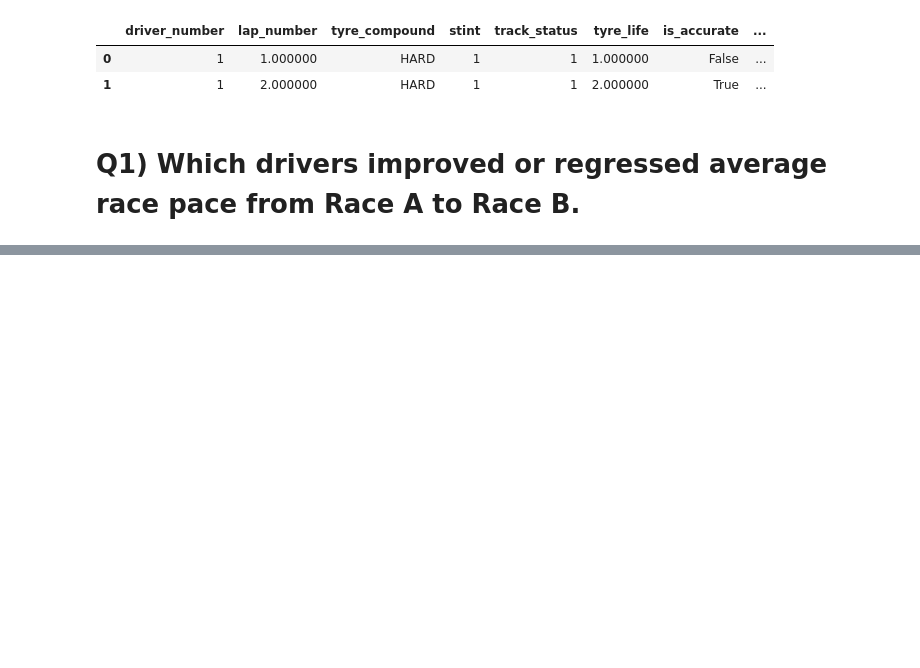
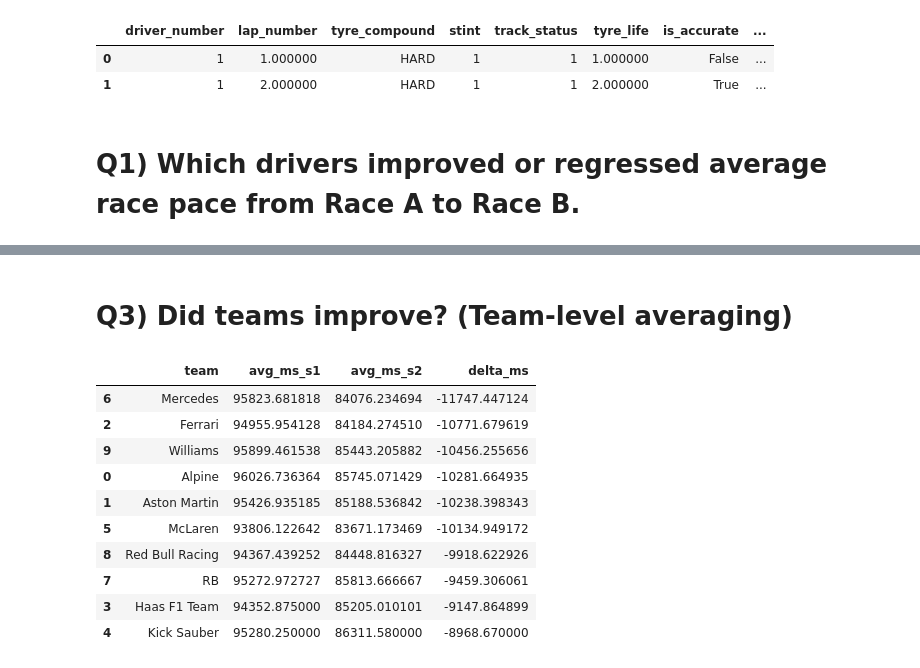
Before and after one commit to pratyushagarwal22/F1_Projects, a Jupyter notebook: race_weekend_data_pipeline/notebooks/03_two_race_QA.ipynb, the cells around one changed output, grey strips where cells are left out. Cells and saved outputs as stored; diff of their text form; code cells hidden in the pictures; blank space fills up the shorter version.

```diff
--- a/race_weekend_data_pipeline/notebooks/03_two_race_QA.ipynb
+++ b/race_weekend_data_pipeline/notebooks/03_two_race_QA.ipynb
@@ -113,0 +231,49 @@ def pace_summary(fl: pd.DataFrame) -> pd.DataFrame:
+# %% [markdown]
+# Q3) Did teams improve? (Team-level averaging)
+# %%
+def team_pace(fl):
+    if fl.empty:
+        return pd.DataFrame()
+
+    d = (
+        fl.loc[~fl['is_pit'].fillna(False)]
+        .groupby('team', dropna=False)['lap_time_ms']
+        .mean()
+        .rename('avg_ms')
+        .reset_index()
+    )
+    return d
+
+t1 = team_pace(fl1e).rename(columns={
+    'avg_ms' : 'avg_ms_s1'
+})
+
+t2 = team_pace(fl2e).rename(columns={
+    'avg_ms' : 'avg_ms_s2'
+})
+
+team_pace_delta = (
+    t1.merge(
+        t2,
+        on='team',
+        how='inner'
+    )
+    .assign(
+        delta_ms = lambda x: x['avg_ms_s2'] - x['avg_ms_s1']
+    )
+    .sort_values('delta_ms')
+)
+
+display(team_pace_delta.head(20))
+# %% [output]
+|  | team | avg_ms_s1 | avg_ms_s2 | delta_ms |
+| 6 | Mercedes | 95823.681818 | 84076.234694 | -11747.447124 |
+| 2 | Ferrari | 94955.954128 | 84184.274510 | -10771.679619 |
+| 9 | Williams | 95899.461538 | 85443.205882 | -10456.255656 |
+| 0 | Alpine | 96026.736364 | 85745.071429 | -10281.664935 |
+| 1 | Aston Martin | 95426.935185 | 85188.536842 | -10238.398343 |
+| 5 | McLaren | 93806.122642 | 83671.173469 | -10134.949172 |
+| 8 | Red Bull Racing | 94367.439252 | 84448.816327 | -9918.622926 |
+| 7 | RB | 95272.972727 | 85813.666667 | -9459.306061 |
+| 3 | Haas F1 Team | 94352.875000 | 85205.010101 | -9147.864899 |
+| 4 | Kick Sauber | 95280.250000 | 86311.580000 | -8968.670000 |
```
Also changed, not shown: parts of 9 cells of this notebook, 1 other file.
